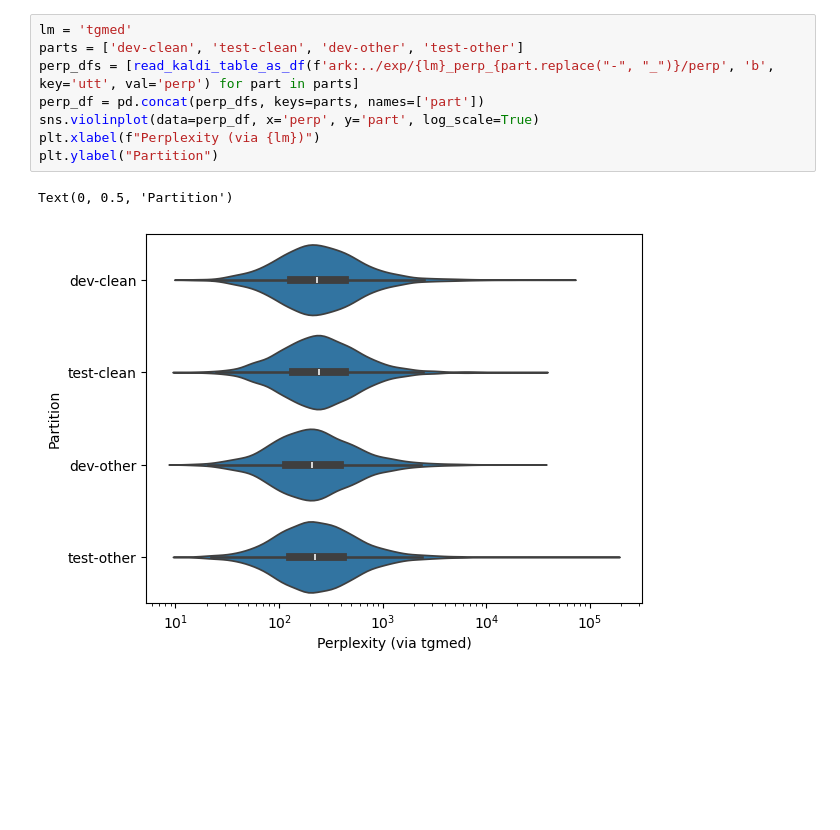
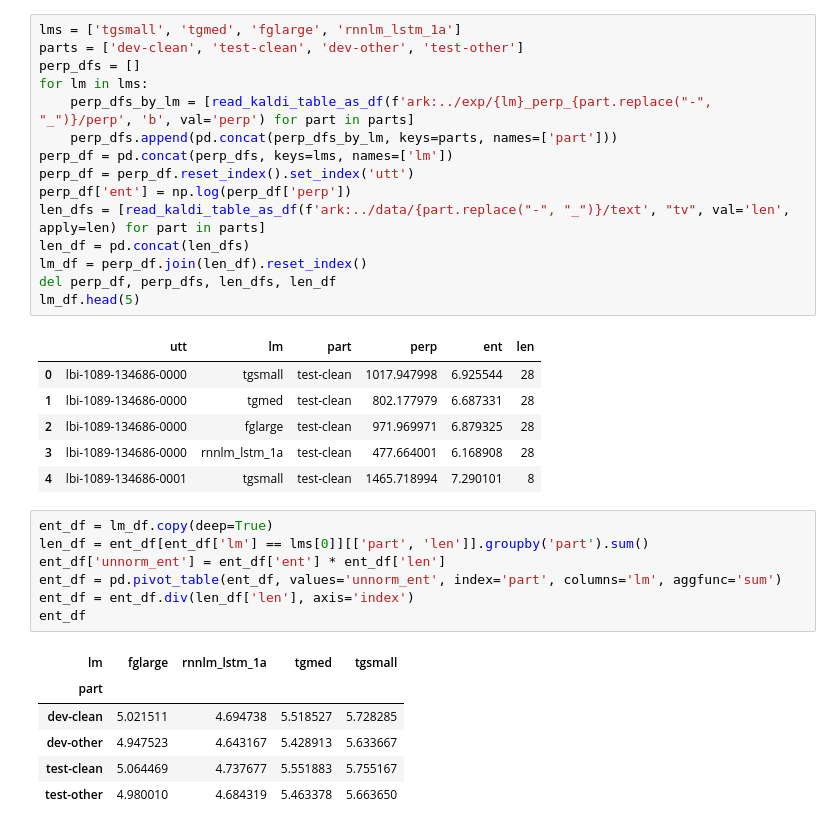
Before and after one commit to sdrobert/kaldi-boothroyd, a Jupyter notebook: egs/librispeech/s5/local/analysis.ipynb, the cells around one changed output. Cells and saved outputs as stored; diff of their text form; blank space fills up the shorter version.

```diff
--- a/egs/librispeech/s5/local/analysis.ipynb
+++ b/egs/librispeech/s5/local/analysis.ipynb
@@ -14,11 +12,36 @@ The autoreload extension is already loaded. To reload it, use:
-# %%
-lm = 'tgmed'
-parts = ['dev-clean', 'test-clean', 'dev-other', 'test-other']
-perp_dfs = [read_kaldi_table_as_df(f'ark:../exp/{lm}_perp_{part.replace("-", "_")}/perp', 'b', key='utt', val='perp') for part in parts]
-perp_df = pd.concat(perp_dfs, keys=parts, names=['part'])
-sns.violinplot(data=perp_df, x='perp', y='part', log_scale=True)
-plt.xlabel(f"Perplexity (via {lm})")
-plt.ylabel("Partition")
-# %% [output]
-Text(0, 0.5, 'Partition')
-[figure, removed]
+# %%
+lms = ['tgsmall', 'tgmed', 'fglarge', 'rnnlm_lstm_1a']
+parts = ['dev-clean', 'test-clean', 'dev-other', 'test-other']
+perp_dfs = []
+for lm in lms:
+    perp_dfs_by_lm = [read_kaldi_table_as_df(f'ark:../exp/{lm}_perp_{part.replace("-", "_")}/perp', 'b', val='perp') for part in parts]
+    perp_dfs.append(pd.concat(perp_dfs_by_lm, keys=parts, names=['part']))
+perp_df = pd.concat(perp_dfs, keys=lms, names=['lm'])
+perp_df = perp_df.reset_index().set_index('utt')
+perp_df['ent'] = np.log(perp_df['perp'])
+len_dfs = [read_kaldi_table_as_df(f'ark:../data/{part.replace("-", "_")}/text', "tv", val='len', apply=len) for part in parts]
+len_df = pd.concat(len_dfs)
+lm_df = perp_df.join(len_df).reset_index()
+del perp_df, perp_dfs, len_dfs, len_df
+lm_df.head(5)
+# %% [output]
+|  | utt | lm | part | perp | ent | len |
+| 0 | lbi-1089-134686-0000 | tgsmall | test-clean | 1017.947998 | 6.925544 | 28 |
+| 1 | lbi-1089-134686-0000 | tgmed | test-clean | 802.177979 | 6.687331 | 28 |
+| 2 | lbi-1089-134686-0000 | fglarge | test-clean | 971.969971 | 6.879325 | 28 |
+| 3 | lbi-1089-134686-0000 | rnnlm_lstm_1a | test-clean | 477.664001 | 6.168908 | 28 |
+| 4 | lbi-1089-134686-0001 | tgsmall | test-clean | 1465.718994 | 7.290101 | 8 |
+# %%
+ent_df = lm_df.copy(deep=True)
+len_df = ent_df[ent_df['lm'] == lms[0]][['part', 'len']].groupby('part').sum()
+ent_df['unnorm_ent'] = ent_df['ent'] * ent_df['len']
+ent_df = pd.pivot_table(ent_df, values='unnorm_ent', index='part', columns='lm', aggfunc='sum')
+ent_df = ent_df.div(len_df['len'], axis='index')
+ent_df
+# %% [output]
+| lm | fglarge | rnnlm_lstm_1a | tgmed | tgsmall |
+| part |  |  |  |  |
+| dev-clean | 5.021511 | 4.694738 | 5.518527 | 5.728285 |
+| dev-other | 4.947523 | 4.643167 | 5.428913 | 5.633667 |
+| test-clean | 5.064469 | 4.737677 | 5.551883 | 5.755167 |
+| test-other | 4.980010 | 4.684319 | 5.463378 | 5.663650 |
```
Also changed, not shown: parts of 5 cells of this notebook, 4 other files.
